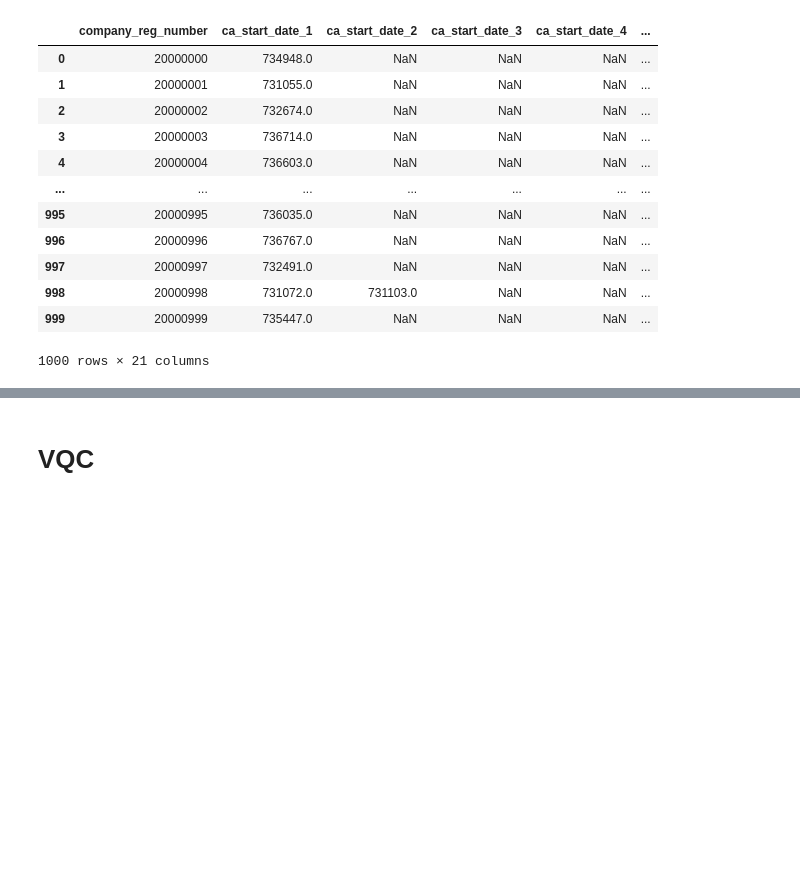
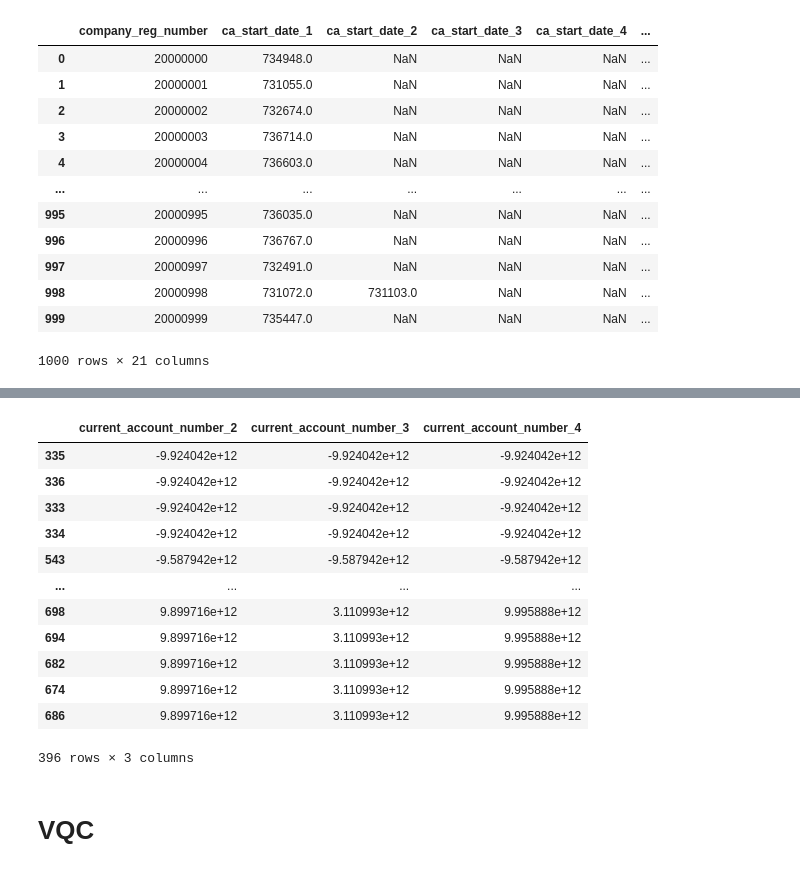
Before and after one commit to floatn/QML-for-finance, a Jupyter notebook: qml_code.ipynb, the cells around one changed output, grey strips where cells are left out. Drawn from its saved outputs; the diff is of its cells as text; code cells hidden in the pictures; blank space fills up the shorter version.

Commit message:
Filed NA for Credit Account History

```diff
--- a/qml_code.ipynb
+++ b/qml_code.ipynb
@@ -1806,3 +1828,22 @@ cs5_df = cs4_df.drop(columns=['ca_start_date', 'current_account_number', 'amount
+# %%
+tmp_acc_df = cs5_df[['current_account_number_2', 'current_account_number_3', 'current_account_number_4', 'current_account_number_1']]
+tmp_acc_df['current_account_number_1'] = - tmp_acc_df['current_account_number_1']
+cs5_df[['current_account_number_2', 'current_account_number_3', 'current_account_number_4']] = \
+tmp_acc_df.bfill(axis=1)[['current_account_number_2', 'current_account_number_3', 'current_account_number_4']]
+# %% [output]
+|  | current_account_number_2 | current_account_number_3 | current_account_number_4 |
+| 335 | -9.924042e+12 | -9.924042e+12 | -9.924042e+12 |
+| 336 | -9.924042e+12 | -9.924042e+12 | -9.924042e+12 |
+| 333 | -9.924042e+12 | -9.924042e+12 | -9.924042e+12 |
+| 334 | -9.924042e+12 | -9.924042e+12 | -9.924042e+12 |
+| 543 | -9.587942e+12 | -9.587942e+12 | -9.587942e+12 |
+| ... | ... | ... | ... |
+| 698 | 9.899716e+12 | 3.110993e+12 | 9.995888e+12 |
+| 694 | 9.899716e+12 | 3.110993e+12 | 9.995888e+12 |
+| 682 | 9.899716e+12 | 3.110993e+12 | 9.995888e+12 |
+| 674 | 9.899716e+12 | 3.110993e+12 | 9.995888e+12 |
+| 686 | 9.899716e+12 | 3.110993e+12 | 9.995888e+12 |
+396 rows × 3 columns
 # %%
 from sklearn.preprocessing import OneHotEncoder
 
```
Also changed, not shown: parts of 4 cells of this notebook.
